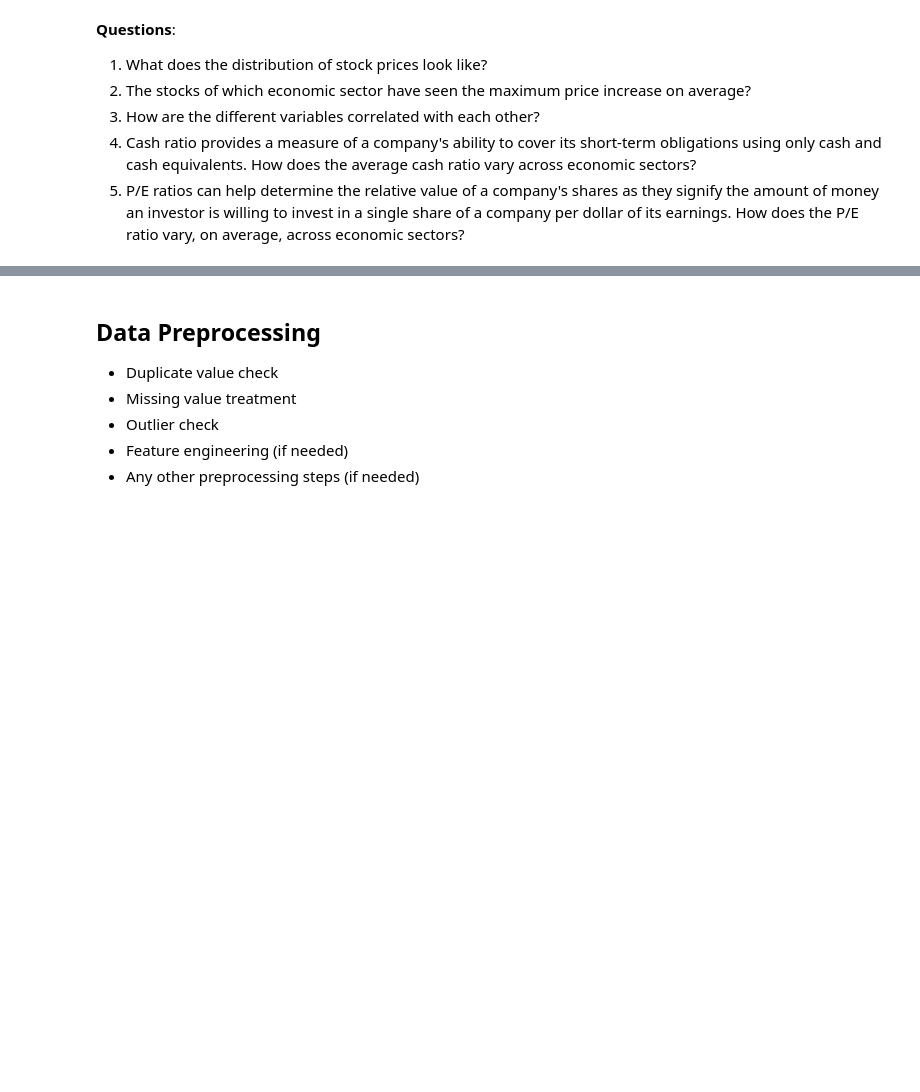
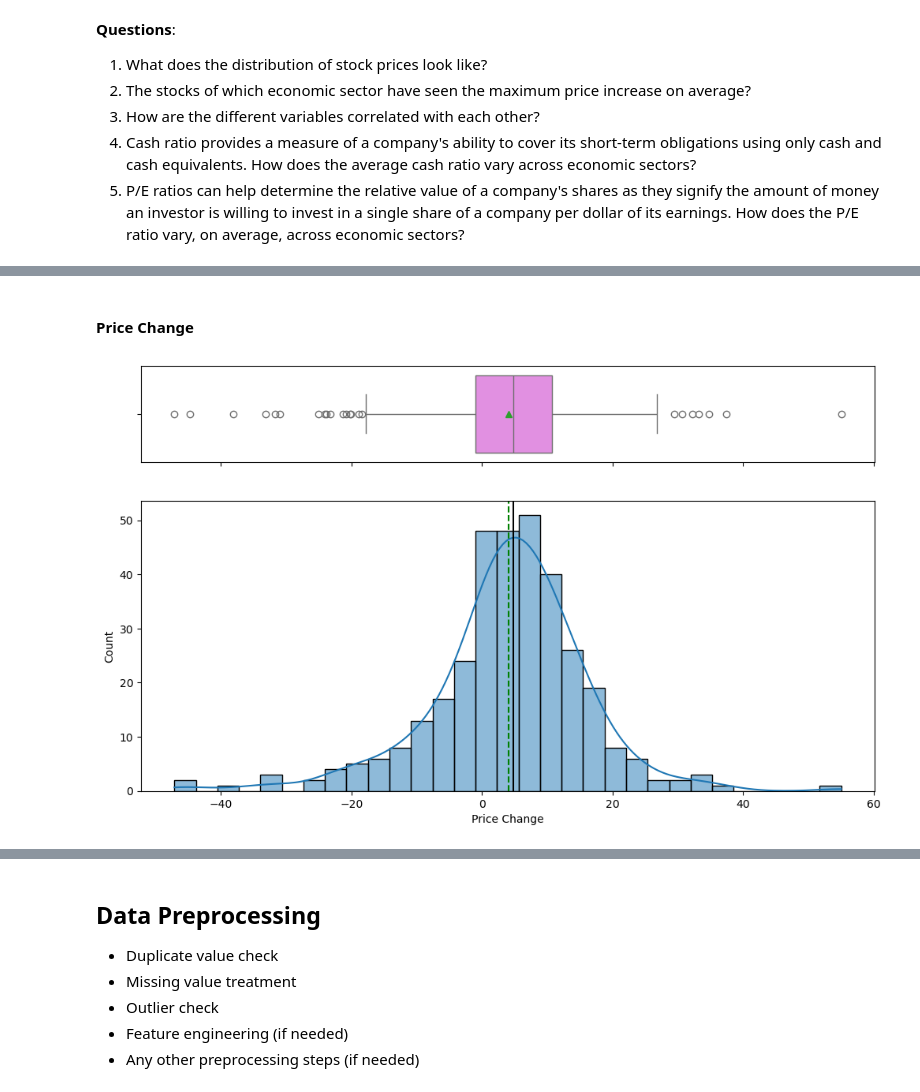
Before and after one commit to cmurray4492/PythonProjects, a Jupyter notebook: UT_Austin/Unsupervised Learning/USL_Project_LearnerNotebook_FullCode-1 - CDM.ipynb, the cells around one changed output, grey strips where cells are left out. Saved outputs shown, nothing was run; the diff lists cells and outputs as text; code cells hidden in the pictures; blank space fills up the shorter version.

```diff
--- a/UT_Austin/Unsupervised Learning/USL_Project_LearnerNotebook_FullCode-1 - CDM.ipynb
+++ b/UT_Austin/Unsupervised Learning/USL_Project_LearnerNotebook_FullCode-1 - CDM.ipynb
@@ -81,0 +229,6 @@ df.head()
+# %% [markdown]
+#### Price Change
+# %%
+histogram_boxplot(df, feature="Price Change", figsize=(12, 7), kde=True, bins=None)
+# %% [output]
+[figure, added]
```
Also changed, not shown: parts of 38 cells of this notebook.
